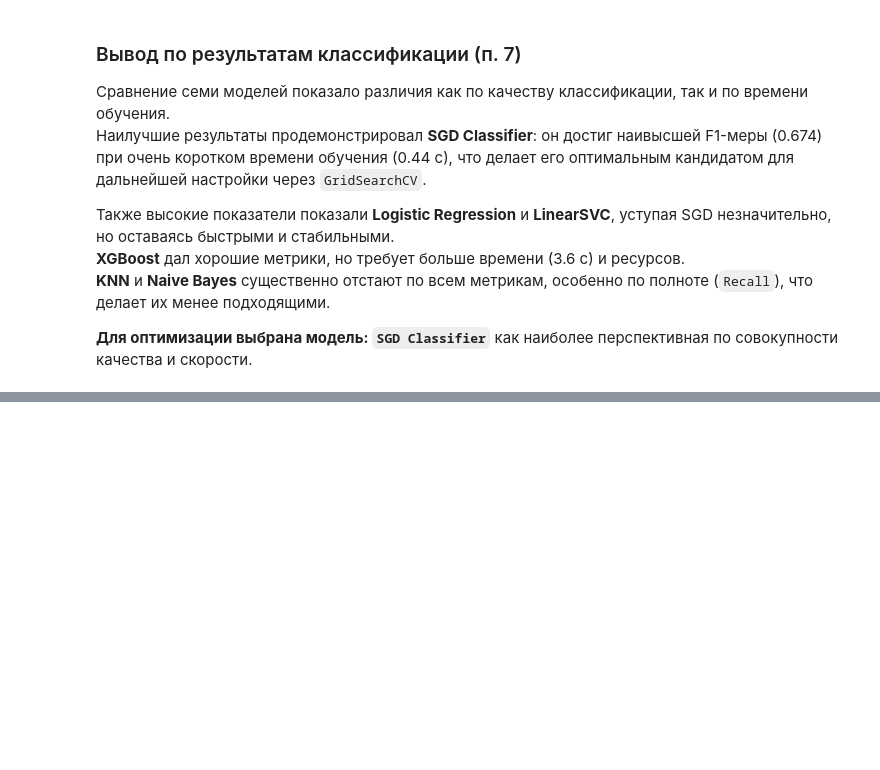
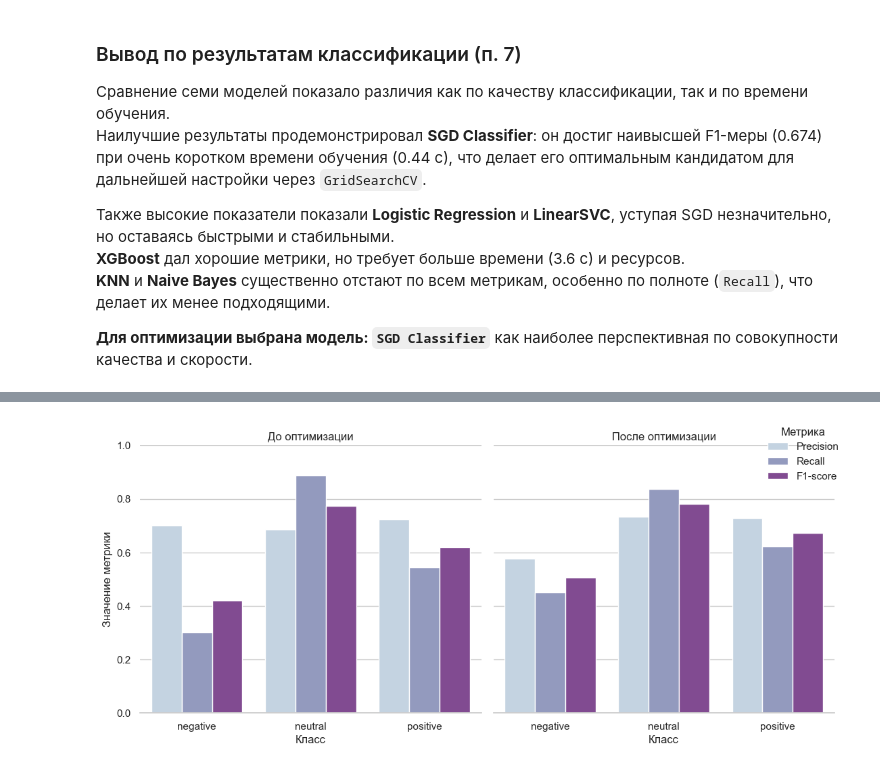
Before and after one commit to avseitsevad/Avseitseva_coursework_ML, a Jupyter notebook: notebook.ipynb, the cells around one changed output, grey strips where cells are left out. Saved outputs shown, nothing was run; the diff lists cells and outputs as text; code cells hidden in the pictures; blank space fills up the shorter version.

```diff
--- a/notebook.ipynb
+++ b/notebook.ipynb
@@ -669,0 +790,25 @@ comparison_df
+# %%
+g = sns.catplot(
+    data=melted,
+    kind="bar",
+    x="Класс",
+    y="Значение",
+    hue="Метрика",
+    col="Состояние",
+    palette="BuPu",
+    height=5,
+    aspect=1
+)
+
+g.set_titles("{col_name}")
+g.set(ylim=(0, 1))
+g.set_axis_labels("Класс", "Значение метрики")
+g.despine(left=True)
+
+g._legend.set_loc("upper right")
+g._legend.set_title("Метрика")
+
+plt.tight_layout()
+plt.show()
+# %% [output]
+[figure, added]
```
Also changed, not shown: parts of 24 cells of this notebook.
